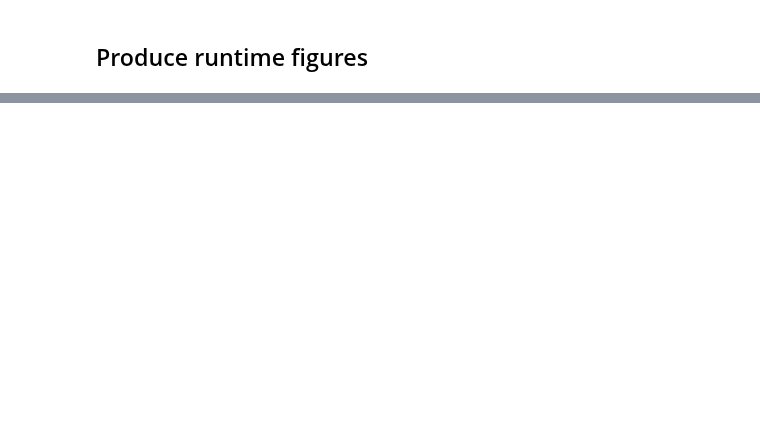
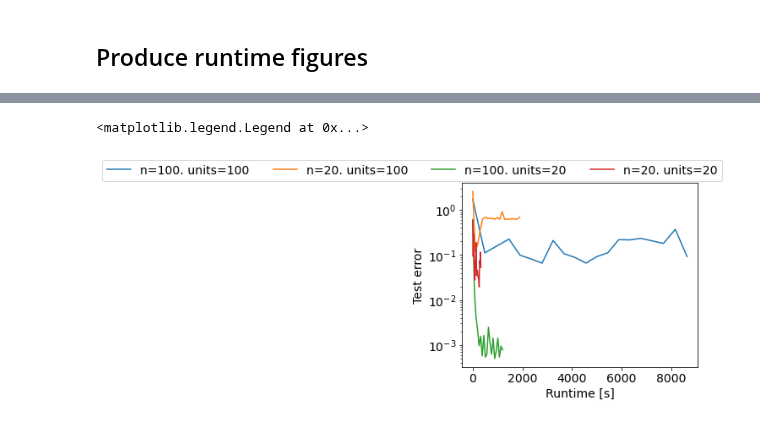
Before and after one commit to runehoejlund/deep-learning-pinn, a Jupyter notebook: PINN-Burgers-runtime.ipynb, the cells around one changed output, grey strips where cells are left out. Cells and saved outputs as stored; diff of their text form; code cells hidden in the pictures; blank space fills up the shorter version.

```diff
--- a/PINN-Burgers-runtime.ipynb
+++ b/PINN-Burgers-runtime.ipynb
@@ -278,2 +293,12 @@ fig.legend()
+# %%
+fig, ax = plt.subplots(figsize=(5,4))
+for k, (n, N_hid) in enumerate(zip(ns, N_hids)):
+    ax.semilogy(runtime[k, ::1000], loss_validation[k, ::1000], label=f'n={n}. units={N_hid}')
+ax.set_xlabel('Runtime [s]')
+ax.set_ylabel('Test error')
+fig.legend(ncol=4)
+# %% [output]
+<matplotlib.legend.Legend at 0x...>
+[figure, added]
 # %%
 fig, ax = plt.subplots(figsize=(5,2.5))
```
Also changed, not shown: parts of 10 cells of this notebook, 3 other files.
